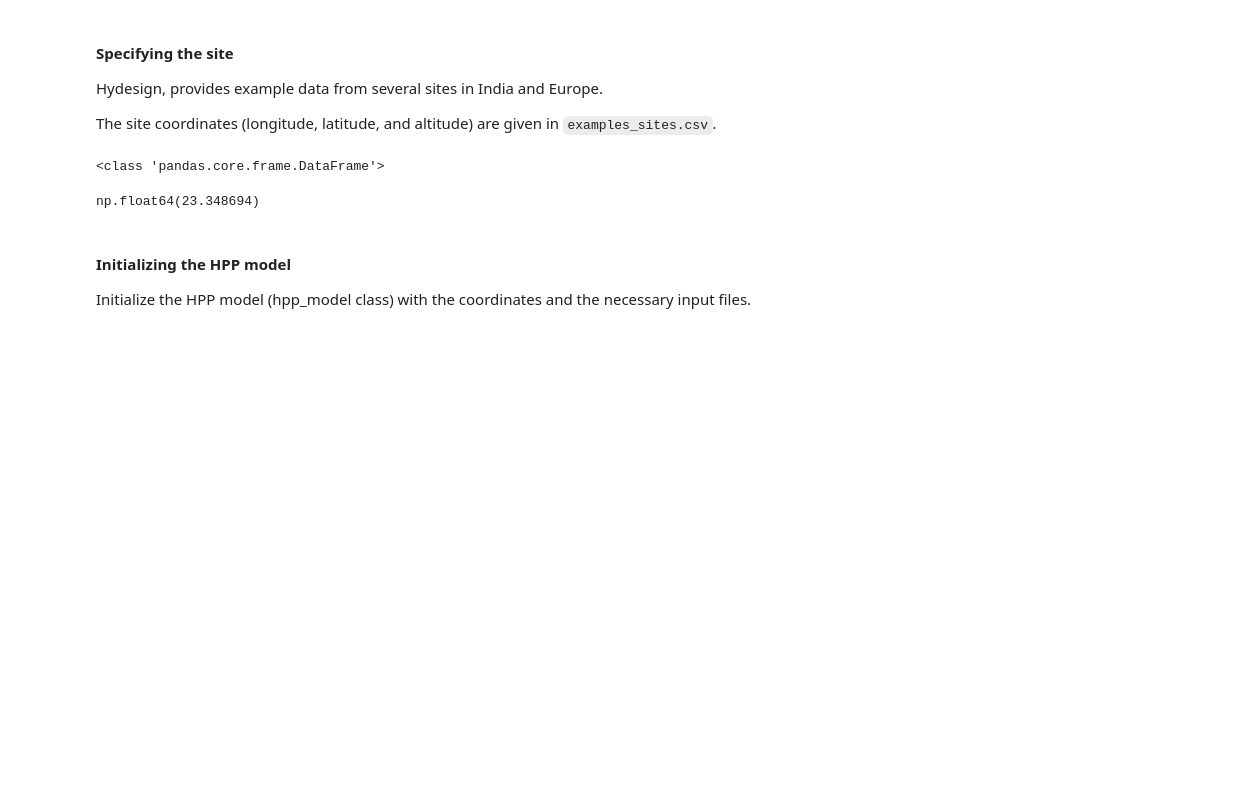
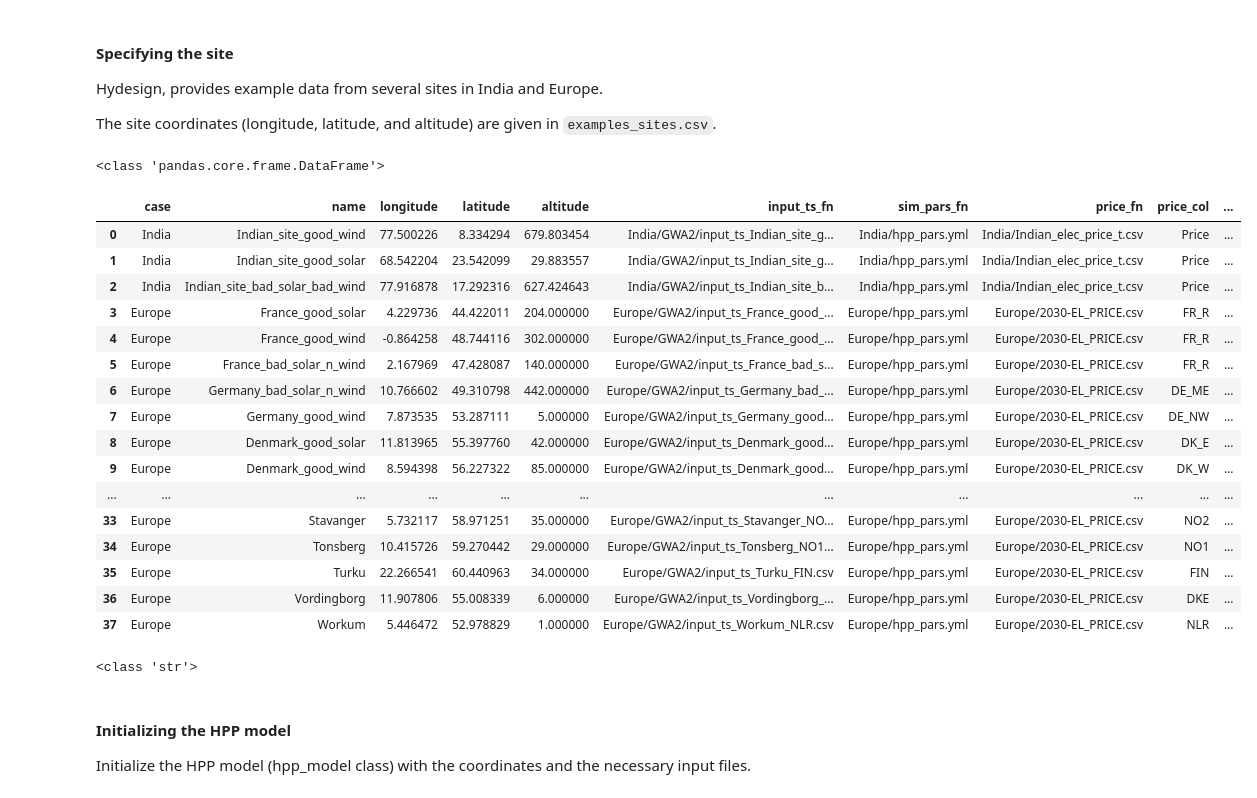
Before and after one commit to Katrine-Hagenau/Hydesign, a Jupyter notebook: docs/notebooks/Advanced_hpp_model_part1.ipynb, the cells around one changed output. Saved outputs shown, nothing was run; the diff lists cells and outputs as text; code cells hidden in the pictures; blank space fills up the shorter version.

```diff
--- a/docs/notebooks/Advanced_hpp_model_part1.ipynb
+++ b/docs/notebooks/Advanced_hpp_model_part1.ipynb
@@ -65,9 +65,27 @@ The site coordinates (longitude, latitude, and altitude) are given in `examples_
 # %%
 examples_sites = pd.read_csv(f'{examples_filepath}examples_sites.csv', index_col=0, sep=';')
 examples_sites
 print(type(examples_sites))
+display(examples_sites)
 # %% [output]
 <class 'pandas.core.frame.DataFrame'>
+|  | case | name | longitude | latitude | altitude | input_ts_fn | sim_pars_fn | price_fn | price_col | ... |
+| 0 | India | Indian_site_good_wind | 77.500226 | 8.334294 | 679.803454 | India/GWA2/input_ts_Indian_site_g... | India/hpp_pars.yml | India/Indian_elec_price_t.csv | Price | ... |
+| 1 | India | Indian_site_good_solar | 68.542204 | 23.542099 | 29.883557 | India/GWA2/input_ts_Indian_site_g... | India/hpp_pars.yml | India/Indian_elec_price_t.csv | Price | ... |
+| 2 | India | Indian_site_bad_solar_bad_wind | 77.916878 | 17.292316 | 627.424643 | India/GWA2/input_ts_Indian_site_b... | India/hpp_pars.yml | India/Indian_elec_price_t.csv | Price | ... |
+| 3 | Europe | France_good_solar | 4.229736 | 44.422011 | 204.000000 | Europe/GWA2/input_ts_France_good_... | Europe/hpp_pars.yml | Europe/2030-EL_PRICE.csv | FR_R | ... |
+| 4 | Europe | France_good_wind | -0.864258 | 48.744116 | 302.000000 | Europe/GWA2/input_ts_France_good_... | Europe/hpp_pars.yml | Europe/2030-EL_PRICE.csv | FR_R | ... |
+| 5 | Europe | France_bad_solar_n_wind | 2.167969 | 47.428087 | 140.000000 | Europe/GWA2/input_ts_France_bad_s... | Europe/hpp_pars.yml | Europe/2030-EL_PRICE.csv | FR_R | ... |
+| 6 | Europe | Germany_bad_solar_n_wind | 10.766602 | 49.310798 | 442.000000 | Europe/GWA2/input_ts_Germany_bad_... | Europe/hpp_pars.yml | Europe/2030-EL_PRICE.csv | DE_ME | ... |
+| 7 | Europe | Germany_good_wind | 7.873535 | 53.287111 | 5.000000 | Europe/GWA2/input_ts_Germany_good... | Europe/hpp_pars.yml | Europe/2030-EL_PRICE.csv | DE_NW | ... |
+| 8 | Europe | Denmark_good_solar | 11.813965 | 55.397760 | 42.000000 | Europe/GWA2/input_ts_Denmark_good... | Europe/hpp_pars.yml | Europe/2030-EL_PRICE.csv | DK_E | ... |
+| 9 | Europe | Denmark_good_wind | 8.594398 | 56.227322 | 85.000000 | Europe/GWA2/input_ts_Denmark_good... | Europe/hpp_pars.yml | Europe/2030-EL_PRICE.csv | DK_W | ... |
+| ... | ... | ... | ... | ... | ... | ... | ... | ... | ... | ... |
+| 33 | Europe | Stavanger | 5.732117 | 58.971251 | 35.000000 | Europe/GWA2/input_ts_Stavanger_NO... | Europe/hpp_pars.yml | Europe/2030-EL_PRICE.csv | NO2 | ... |
+| 34 | Europe | Tonsberg | 10.415726 | 59.270442 | 29.000000 | Europe/GWA2/input_ts_Tonsberg_NO1... | Europe/hpp_pars.yml | Europe/2030-EL_PRICE.csv | NO1 | ... |
+| 35 | Europe | Turku | 22.266541 | 60.440963 | 34.000000 | Europe/GWA2/input_ts_Turku_FIN.csv | Europe/hpp_pars.yml | Europe/2030-EL_PRICE.csv | FIN | ... |
+| 36 | Europe | Vordingborg | 11.907806 | 55.008339 | 6.000000 | Europe/GWA2/input_ts_Vordingborg_... | Europe/hpp_pars.yml | Europe/2030-EL_PRICE.csv | DKE | ... |
+| 37 | Europe | Workum | 5.446472 | 52.978829 | 1.000000 | Europe/GWA2/input_ts_Workum_NLR.csv | Europe/hpp_pars.yml | Europe/2030-EL_PRICE.csv | NLR | ... |
 # %%
 name = 'Marijampole'
 ex_site = examples_sites.loc[examples_sites.name == name]
@@ -78,8 +96,9 @@ altitude = ex_site['altitude'].values[0]
 
 input_ts_fn = examples_filepath+ex_site['input_ts_fn'].values[0]
 sim_pars_fn = examples_filepath+ex_site['sim_pars_fn'].values[0]
+print(type(sim_pars_fn))
 # %% [output]
-np.float64(23.348694)
+<class 'str'>
 # %% [markdown]
 ##
 **Initializing the HPP model**
```
Also changed, not shown: parts of 5 cells of this notebook, 2 other files.
